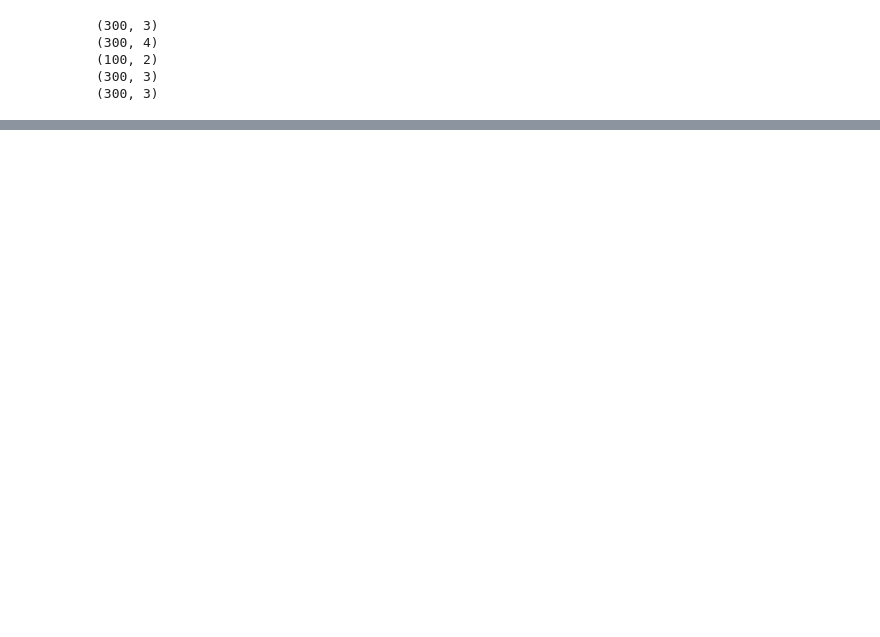
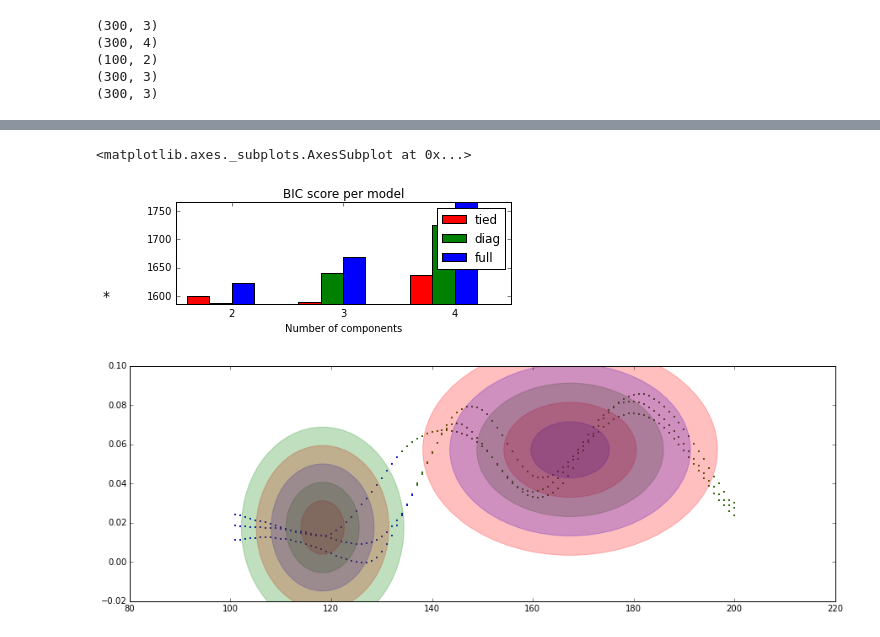
Before and after one commit to show0k/gmm-lbd, a Jupyter notebook: notebooks/calinon_tests.ipynb, the cells around one changed output, grey strips where cells are left out. Cells and saved outputs as stored; diff of their text form; code cells hidden in the pictures; blank space fills up the shorter version.

```diff
--- a/notebooks/calinon_tests.ipynb
+++ b/notebooks/calinon_tests.ipynb
@@ -70,0 +66,7 @@ print mean
+# %%
+manager.plot_bics('data3b')
+manager.plot_ellipses_and_samples('data3b')
+# %% [output]
+<matplotlib.axes._subplots.AxesSubplot at 0x...>
+[figure, added]
+[figure, added]
```
Also changed, not shown: parts of 7 cells of this notebook, 2 other files.
